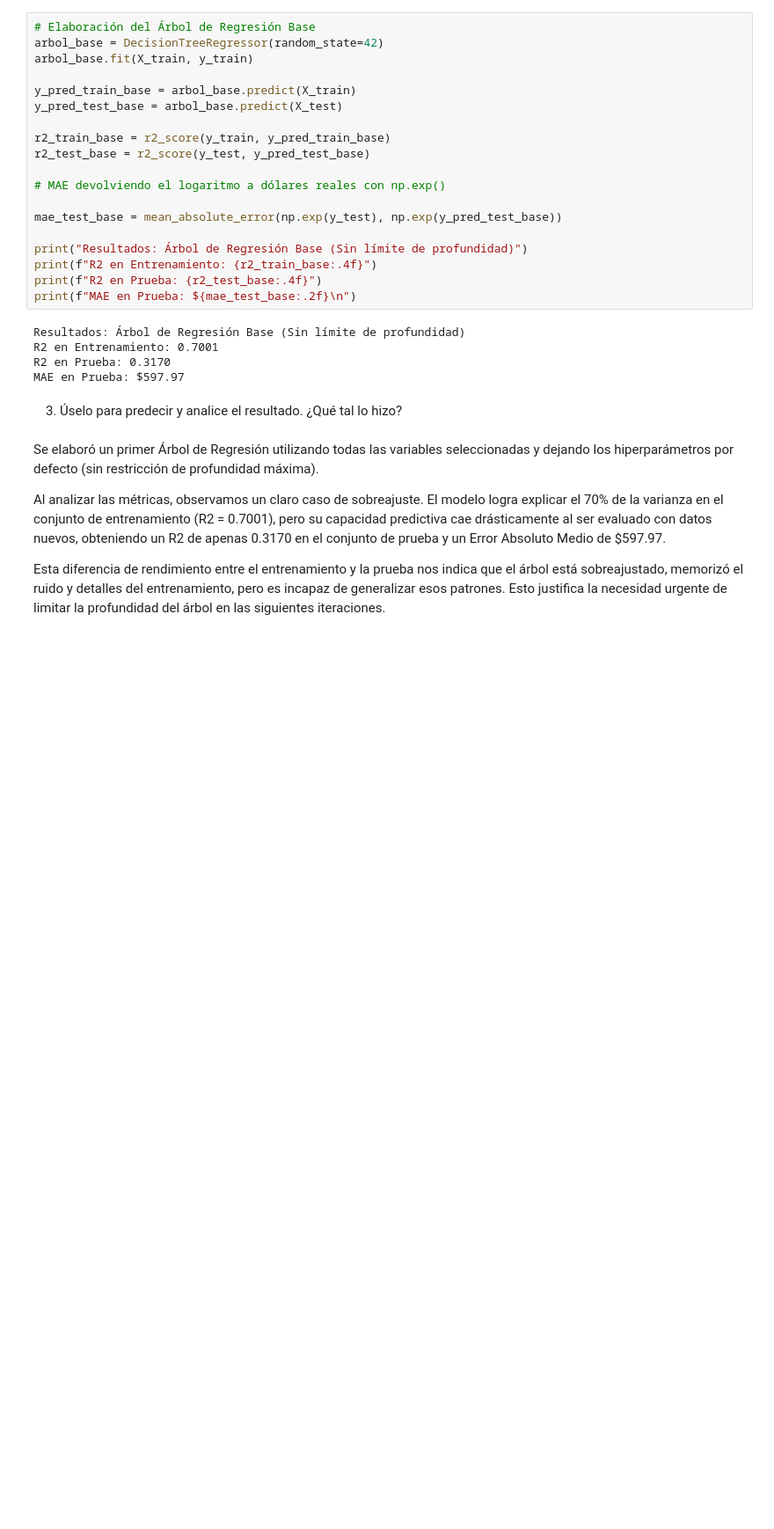
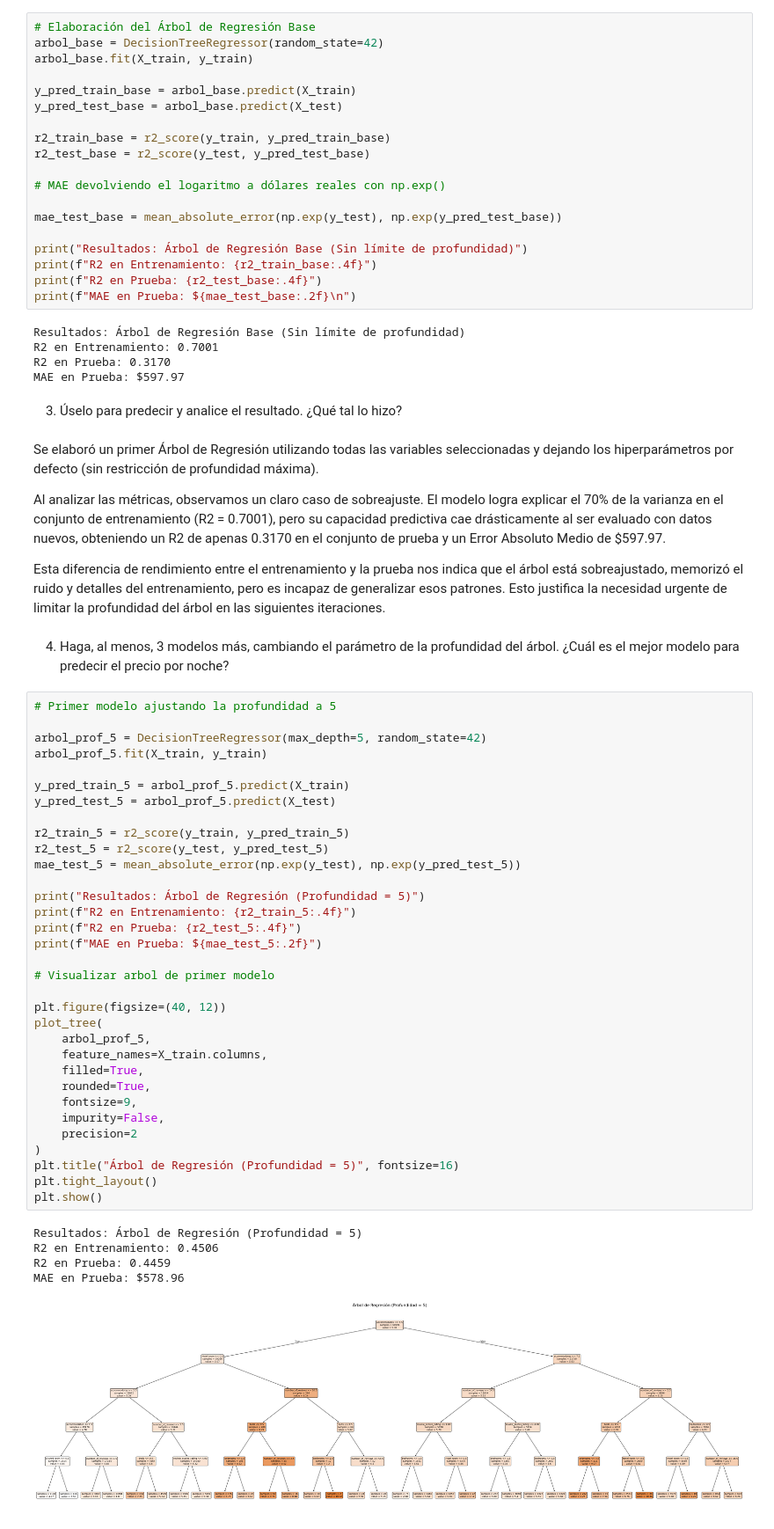
Before and after one commit to yosemm/Laboratorio4_MineriaDatos, a Jupyter notebook: Laboratorio.ipynb, the cells around one changed output. Shown at 88% size. Saved outputs shown, nothing was run; the diff lists cells and outputs as text; blank space fills up the shorter version.

```diff
--- a/Laboratorio.ipynb
+++ b/Laboratorio.ipynb
@@ -123,3 +124,45 @@ Se elaboró un primer Árbol de Regresión utilizando todas las variables selecc
 Al analizar las métricas, observamos un claro caso de sobreajuste. El modelo logra explicar el 70% de la varianza en el conjunto de entrenamiento (R2 = 0.7001), pero su capacidad predictiva cae drásticamente al ser evaluado con datos nuevos, obteniendo un R2 de apenas 0.3170 en el conjunto de prueba y un Error Absoluto Medio de $597.97.
 
 Esta diferencia de rendimiento entre el entrenamiento y la prueba nos indica que el árbol está sobreajustado, memorizó el ruido y detalles del entrenamiento, pero es incapaz de generalizar esos patrones. Esto justifica la necesidad urgente de limitar la profundidad del árbol en las siguientes iteraciones.
+# %% [markdown]
+4. Haga, al menos, 3 modelos más, cambiando el parámetro de la profundidad del árbol. ¿Cuál
+es el mejor modelo para predecir el precio por noche?
+# %%
+# Primer modelo ajustando la profundidad a 5
+
+arbol_prof_5 = DecisionTreeRegressor(max_depth=5, random_state=42)
+arbol_prof_5.fit(X_train, y_train)
+
+y_pred_train_5 = arbol_prof_5.predict(X_train)
+y_pred_test_5 = arbol_prof_5.predict(X_test)
+
+r2_train_5 = r2_score(y_train, y_pred_train_5)
+r2_test_5 = r2_score(y_test, y_pred_test_5)
+mae_test_5 = mean_absolute_error(np.exp(y_test), np.exp(y_pred_test_5))
+
+print("Resultados: Árbol de Regresión (Profundidad = 5)")
+print(f"R2 en Entrenamiento: {r2_train_5:.4f}")
+print(f"R2 en Prueba: {r2_test_5:.4f}")
+print(f"MAE en Prueba: ${mae_test_5:.2f}")
+
+# Visualizar arbol de primer modelo
+
+plt.figure(figsize=(40, 12))
+plot_tree(
+    arbol_prof_5,
+    feature_names=X_train.columns,
+    filled=True,
+    rounded=True,
+    fontsize=9,
+    impurity=False,
+    precision=2
+)
+plt.title("Árbol de Regresión (Profundidad = 5)", fontsize=16)
+plt.tight_layout()
+plt.show()
+# %% [output]
+Resultados: Árbol de Regresión (Profundidad = 5)
+R2 en Entrenamiento: 0.4506
+R2 en Prueba: 0.4459
+MAE en Prueba: $578.96
+[figure, added]
```
Also changed, not shown: parts of 1 cell of this notebook.
